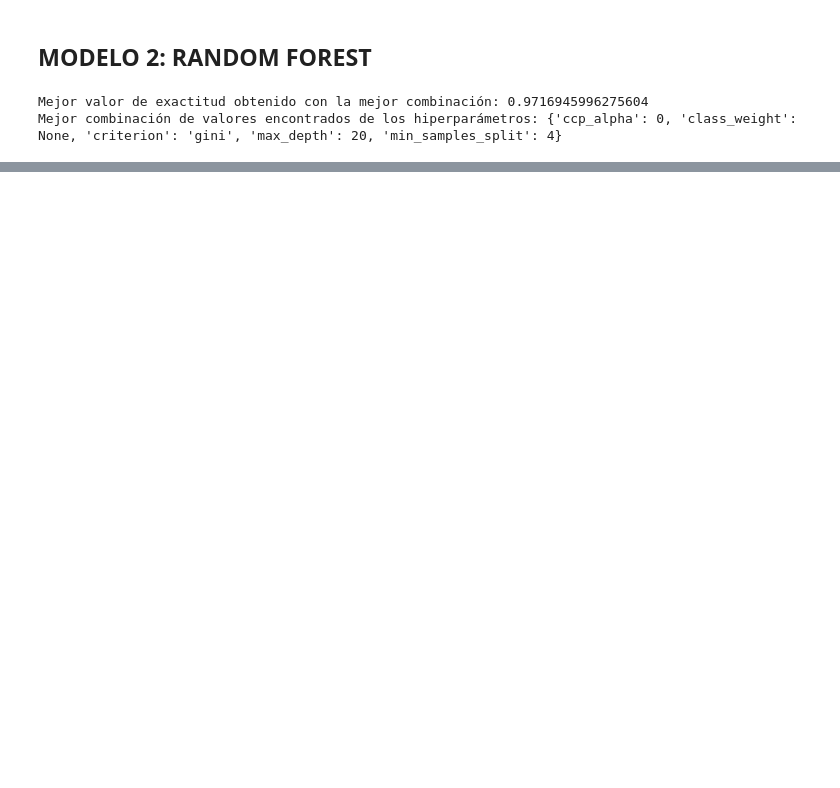
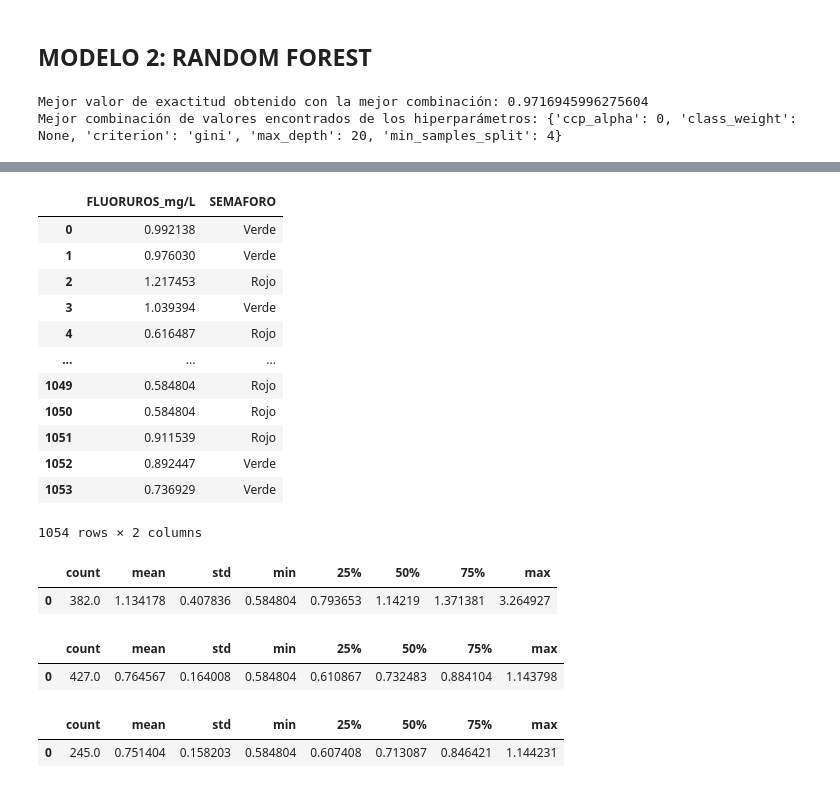
Before and after one commit to PosgradoMNA/actividades-del-projecto-team-1, a Jupyter notebook: Reto/Reto2_Equipo1.ipynb, the cells around one changed output, grey strips where cells are left out. Saved outputs shown, nothing was run; the diff lists cells and outputs as text; code cells hidden in the pictures; blank space fills up the shorter version.

```diff
--- a/Reto/Reto2_Equipo1.ipynb
+++ b/Reto/Reto2_Equipo1.ipynb
@@ -1104,0 +1180,17 @@ weighted avg       0.98      0.97      0.97       159
+# %%
+df_floruro = pd.concat([ transformed_num_data[['FLUORUROS_mg/L']] , df_AguaSubterraneaCleaned[['SEMAFORO']] ], axis=1)
+df_floruro
+# %% [output]
+|  | FLUORUROS_mg/L | SEMAFORO |
+| 0 | 0.992138 | Verde |
+| 1 | 0.976030 | Verde |
+| 2 | 1.217453 | Rojo |
+| 3 | 1.039394 | Verde |
+| 4 | 0.616487 | Rojo |
+| ... | ... | ... |
+| 1049 | 0.584804 | Rojo |
+| 1050 | 0.584804 | Rojo |
+| 1051 | 0.911539 | Rojo |
+| 1052 | 0.892447 | Verde |
+| 1053 | 0.736929 | Verde |
+1054 rows × 2 columns
@@ -1104,0 +1214,15 @@ weighted avg       0.98      0.97      0.97       159
+# %%
+pd.DataFrame(semaforo_Rojo).describe().T
+# %% [output]
+|  | count | mean | std | min | 25% | 50% | 75% | max |
+| 0 | 382.0 | 1.134178 | 0.407836 | 0.584804 | 0.793653 | 1.14219 | 1.371381 | 3.264927 |
+# %%
+pd.DataFrame(semaforo_Verde).describe().T
+# %% [output]
+|  | count | mean | std | min | 25% | 50% | 75% | max |
+| 0 | 427.0 | 0.764567 | 0.164008 | 0.584804 | 0.610867 | 0.732483 | 0.884104 | 1.143798 |
+# %%
+pd.DataFrame(semaforo_Amarillo).describe().T
+# %% [output]
+|  | count | mean | std | min | 25% | 50% | 75% | max |
+| 0 | 245.0 | 0.751404 | 0.158203 | 0.584804 | 0.607408 | 0.713087 | 0.846421 | 1.144231 |
```
Also changed, not shown: parts of 28 cells of this notebook.
